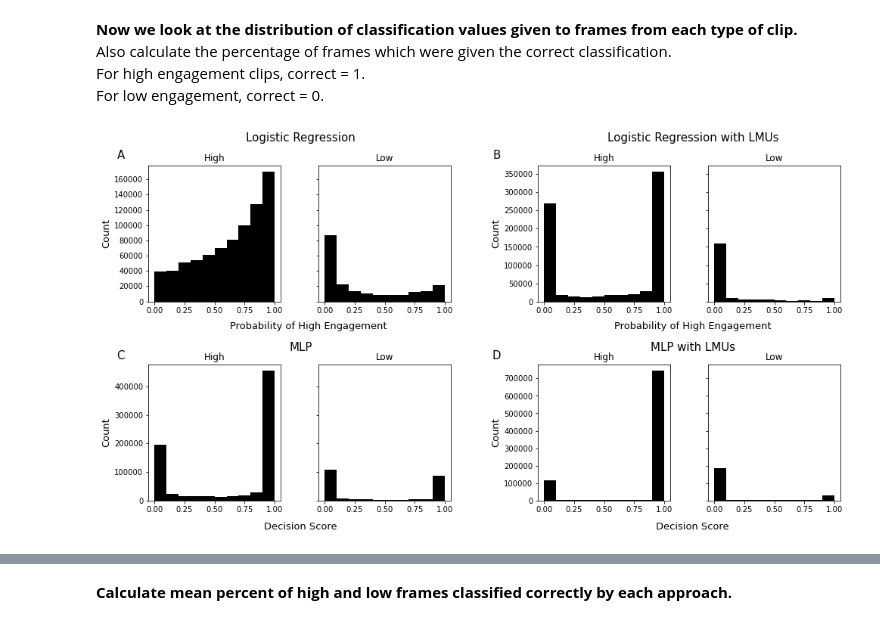
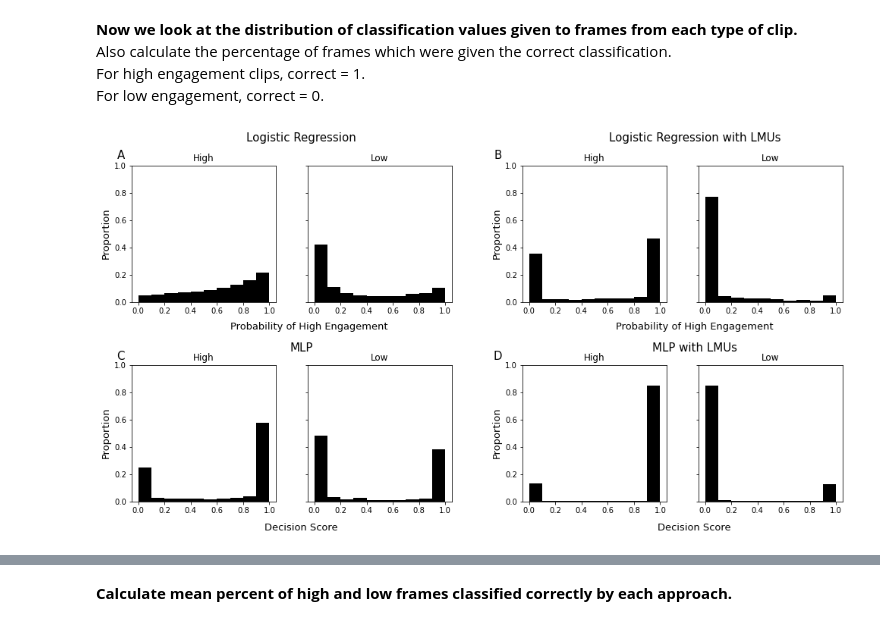
Before and after one commit to maddybartlett/Thesis_Notebooks, a Jupyter notebook: Chapter5_LMUs/Analysis/Analysis.ipynb, the cells around one changed output, grey strips where cells are left out. Drawn from its saved outputs; the diff is of its cells as text; code cells hidden in the pictures.

Commit message:
Proportional histograms.

```diff
--- a/Chapter5_LMUs/Analysis/Analysis.ipynb
+++ b/Chapter5_LMUs/Analysis/Analysis.ipynb
@@ -119,11 +119,14 @@ mlplplot = gridspec.GridSpecFromSubplotSpec(1, 2, subplot_spec=outer[3])
 
 fig.text(0.29, 0.94, 'Logistic Regression', ha='center', fontsize=15)
 ax1 = fig.add_subplot(lrrplot[0, 0])
-ax1.hist(lrraw_highframes_all[:,1], bins=bins, color='black')
+ax1.hist(lrraw_highframes_all[:,1], bins=bins, color='black',
+         weights=np.ones(len(lrraw_highframes_all[:,1])) / len(lrraw_highframes_all[:,1]))
 ax1.title.set_text('High')
-ax1.set_ylabel('Count', fontsize=13)
+ax1.set_ylim([0, 1.0])
+ax1.set_ylabel('Proportion', fontsize=13)
 ax2 = fig.add_subplot(lrrplot[0, 1], sharey=ax1)
-ax2.hist(lrraw_lowframes_all[:,1], bins=bins, color='black')
+ax2.hist(lrraw_lowframes_all[:,1], bins=bins, color='black',
+         weights=np.ones(len(lrraw_lowframes_all[:,1])) / len(lrraw_lowframes_all[:,1]))
 ax2.title.set_text('Low')
 plt.setp(ax2.get_yticklabels(), visible=False)
 
@@ -131,46 +134,55 @@ fig.text(0.3, 0.51, 'Probability of High Engagement', ha='center', fontsize=13)
 
 fig.text(0.77, 0.94, 'Logistic Regression with LMUs', ha='center', fontsize=15)
 ax3 = fig.add_subplot(lrlplot[0, 0])
-ax3.hist(lrlmu_highframes_all[:,1], bins=bins, color='black')
+ax3.hist(lrlmu_highframes_all[:,1], bins=bins, color='black',
+         weights=np.ones(len(lrlmu_highframes_all[:,1])) / len(lrlmu_highframes_all[:,1]))
 ax3.title.set_text('High')
-ax3.set_ylabel('Count', fontsize=13)
+ax3.set_ylabel('Proportion', fontsize=13)
+ax3.set_ylim([0, 1.0])
 ax4 = fig.add_subplot(lrlplot[0, 1], sharey=ax3)
-ax4.hist(lrlmu_lowframes_all[:,1], bins=bins, color='black')
+ax4.hist(lrlmu_lowframes_all[:,1], bins=bins, color='black',
+         weights=np.ones(len(lrlmu_lowframes_all[:,1])) / len(lrlmu_lowframes_all[:,1]))
 ax4.title.set_text('Low')
 plt.setp(ax4.get_yticklabels(), visible=False)
 
 fig.text(0.77, 0.51, 'Probability of High Engagement', ha='center', fontsize=13)
 
 fig.text(0.29, 0.46, 'MLP', ha='center', fontsize=15)
 ax5 = fig.add_subplot(mlprplot[0, 0])
-ax5.hist(mlpraw_highframes_all, bins=bins, color='black')
+ax5.hist(mlpraw_highframes_all, bins=bins, color='black',
+         weights=np.ones(len(mlpraw_highframes_all)) / len(mlpraw_highframes_all))
 ax5.title.set_text('High')
-ax5.set_ylabel('Count', fontsize=13)
+ax5.set_ylabel('Proportion', fontsize=13)
+ax5.set_ylim([0, 1.0])
 ax6 = fig.add_subplot(mlprplot[0, 1], sharey=ax5)
-ax6.hist(mlpraw_lowframes_all, bins=bins, color='black')
+ax6.hist(mlpraw_lowframes_all, bins=bins, color='black',
+         weights=np.ones(len(mlpraw_lowframes_all)) / len(mlpraw_lowframes_all))
 ax6.title.set_text('Low')
 plt.setp(ax6.get_yticklabels(), visible=False)
 
 fig.text(0.29, 0.05, 'Decision Score', ha='center', fontsize=13)
 
 fig.text(0.77, 0.46, 'MLP with LMUs', ha='center', fontsize=15)
 ax7 = fig.add_subplot(mlplplot[0, 0])
-ax7.hist(mlplmu_highframes_all, bins=bins, color='black')
+ax7.hist(mlplmu_highframes_all, bins=bins, color='black',
+         weights=np.ones(len(mlplmu_highframes_all)) / len(mlplmu_highframes_all))
 ax7.title.set_text('High')
-ax7.set_ylabel('Count', fontsize=13)
+ax7.set_ylabel('Proportion', fontsize=13)
+ax7.set_ylim([0, 1.0])
 ax8 = fig.add_subplot(mlplplot[0, 1], sharey=ax7)
-ax8.hist(mlplmu_lowframes_all, bins=bins, color='black')
+ax8.hist(mlplmu_lowframes_all, bins=bins, color='black',
+         weights=np.ones(len(mlplmu_lowframes_all)) / len(mlplmu_lowframes_all))
 ax8.title.set_text('Low')
 plt.setp(ax8.get_yticklabels(), visible=False)
 
 fig.text(0.77, 0.05, 'Decision Score', ha='center', fontsize=13)
 fig.tight_layout(pad=5.0)
 
 fig.text(0.07, 0.9, 'A', ha='center', fontsize=15)
 fig.text(0.53, 0.9, 'B', ha='center', fontsize=15)
 fig.text(0.07, 0.44, 'C', ha='center', fontsize=15)
 fig.text(0.53, 0.44, 'D', ha='center', fontsize=15)
 
 fig.savefig('../Figs/framehist.png')
 # %% [output]
-[figure, old version]
+[figure, new version]
```
Also changed, not shown: parts of 35 cells of this notebook, 6 other files.
